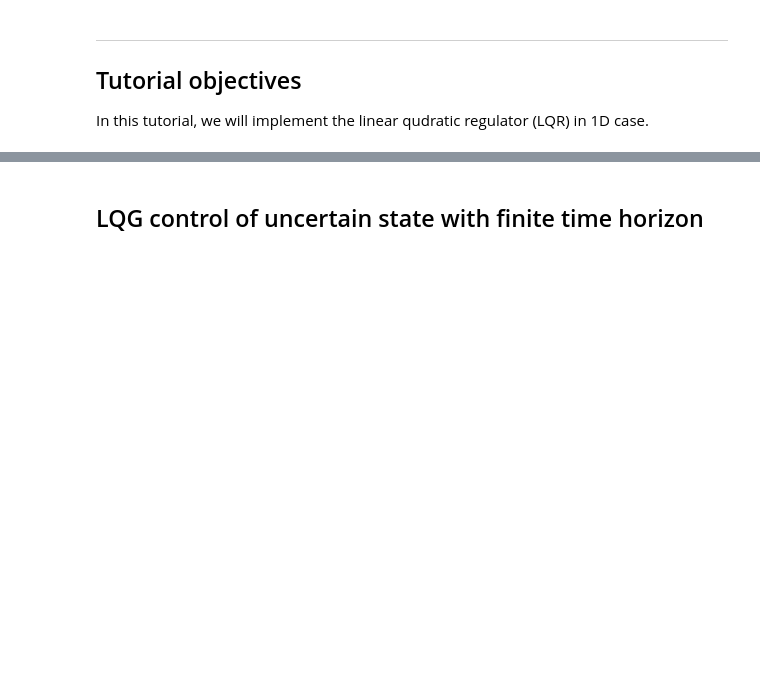
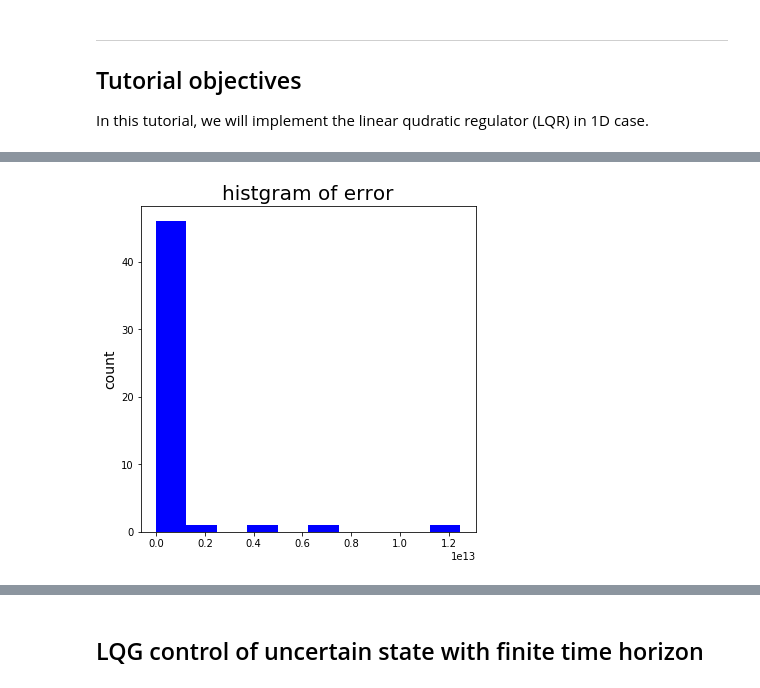
Before and after one commit to zhengww/NeuroMatchAcademy, a Jupyter notebook: Tutorial2_optimal_control_continuous.ipynb, the cells around one changed output, grey strips where cells are left out. Saved outputs shown, nothing was run; the diff lists cells and outputs as text; code cells hidden in the pictures; blank space fills up the shorter version.

```diff
--- a/Tutorial2_optimal_control_continuous.ipynb
+++ b/Tutorial2_optimal_control_continuous.ipynb
@@ -247,0 +146,4 @@ lqr_sine.plot_position(x, x_tilde, target)
+# %%
+lds_zero.plot_hist(x)
+# %% [output]
+[figure, added]
```
Also changed, not shown: parts of 48 cells of this notebook, 3 other files.
